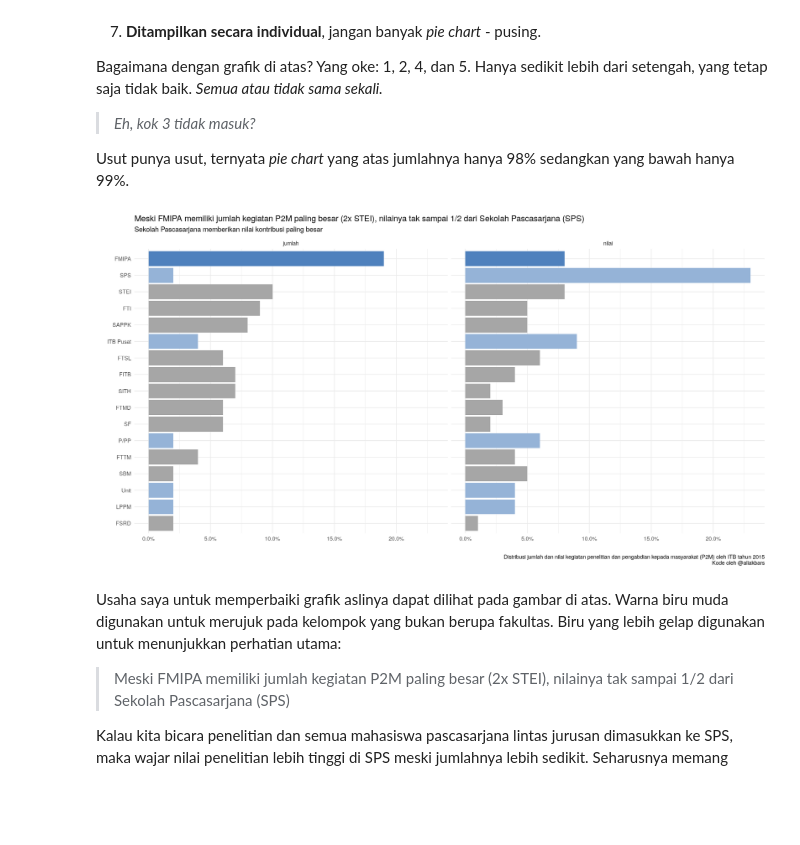
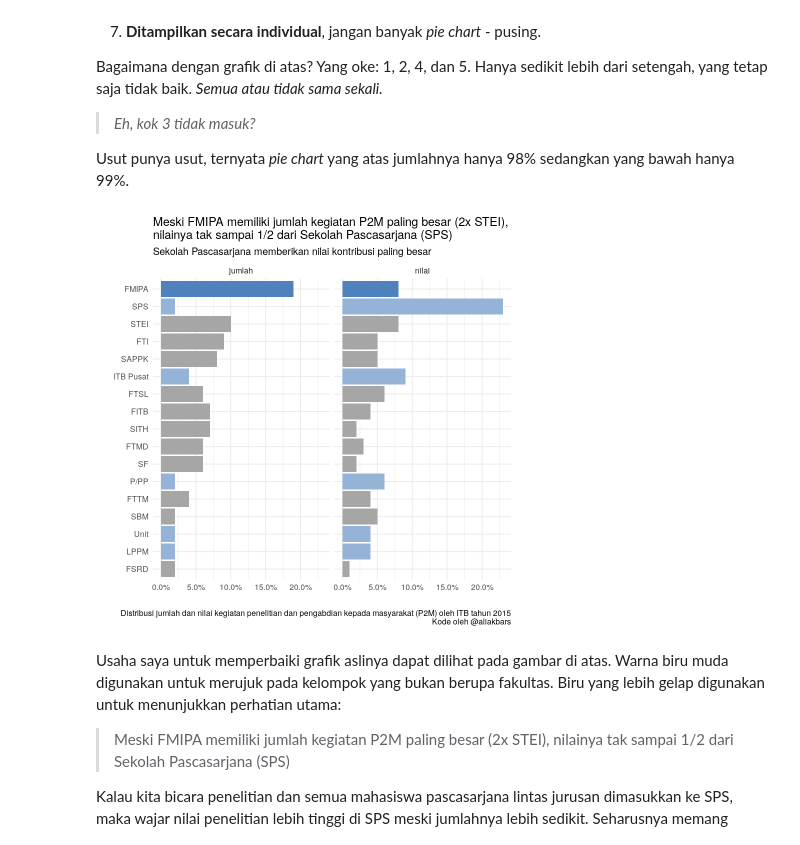
Before and after one commit to tentangdata/grafik, a Jupyter notebook: _notebooks/2020-06-05-Mari-Berkontribusi-untuk-Masyarakat.ipynb, the cells around one changed output. Drawn from its saved outputs; the diff is of its cells as text; code cells hidden in the pictures; blank space fills up the shorter version.

Commit message:
Fix figure size

```diff
--- a/_notebooks/2020-06-05-Mari-Berkontribusi-untuk-Masyarakat.ipynb
+++ b/_notebooks/2020-06-05-Mari-Berkontribusi-untuk-Masyarakat.ipynb
@@ -45,38 +45,36 @@ df <- tribble(
     'FTSL', .06, .06,
     'FTTM', .04, .04,
     'ITB Pusat', .04, .09,
     'LPPM', .02, .04,
     'P/PP', .02, .06,
     'SAPPK', .08, .05,
     'SBM', .02, .05,
     'SF', .06, .02,
     'SITH', .07, .02,
     'SPS', .02, .23,
     'STEI', .1, .08
 ) %>% pivot_longer(-(kelompok))
 
-options(repr.plot.width=15, repr.plot.height=8)
-
 df %>%
     ggplot() +
     geom_col(mapping = aes(x = reorder(kelompok, value), y = value),
              fill = '#a6a6a6') +
     geom_col(data = filter(df, kelompok == 'FMIPA'),
              mapping = aes(x = kelompok, y = value),
              fill = '#4f81bd') +
     geom_col(data = filter(df, kelompok %in% c('SPS', 'ITB Pusat', 'P/PP', 'Unit', 'LPPM')),
              mapping = aes(x = kelompok, y = value),
             fill = '#95b3d7') +
     scale_y_continuous(labels = scales::percent) +
     labs(x = '', y = '',
-         title = 'Meski FMIPA memiliki jumlah kegiatan P2M paling besar (2x STEI), nilainya tak sampai 1/2 dari Sekolah Pascasarjana (SPS)',
+         title = 'Meski FMIPA memiliki jumlah kegiatan P2M paling besar (2x STEI),\nnilainya tak sampai 1/2 dari Sekolah Pascasarjana (SPS)',
          subtitle = 'Sekolah Pascasarjana memberikan nilai kontribusi paling besar',
          caption = 'Distribusi jumlah dan nilai kegiatan penelitian dan pengabdian kepada masyarakat (P2M) oleh ITB tahun 2015\nKode oleh @aliakbars') +
     coord_flip() +
     facet_grid(. ~ name) +
-    theme_minimal()
+    theme_minimal(base_size = 12)
 # %% [output]
-[figure, old version]
+[figure, new version]
 # %% [markdown]
 Usaha saya untuk memperbaiki grafik aslinya dapat dilihat pada gambar di atas. Warna biru muda digunakan untuk merujuk pada kelompok yang bukan berupa fakultas. Biru yang lebih gelap digunakan untuk menunjukkan perhatian utama:
 
```
Also changed, not shown: 1 other file.
